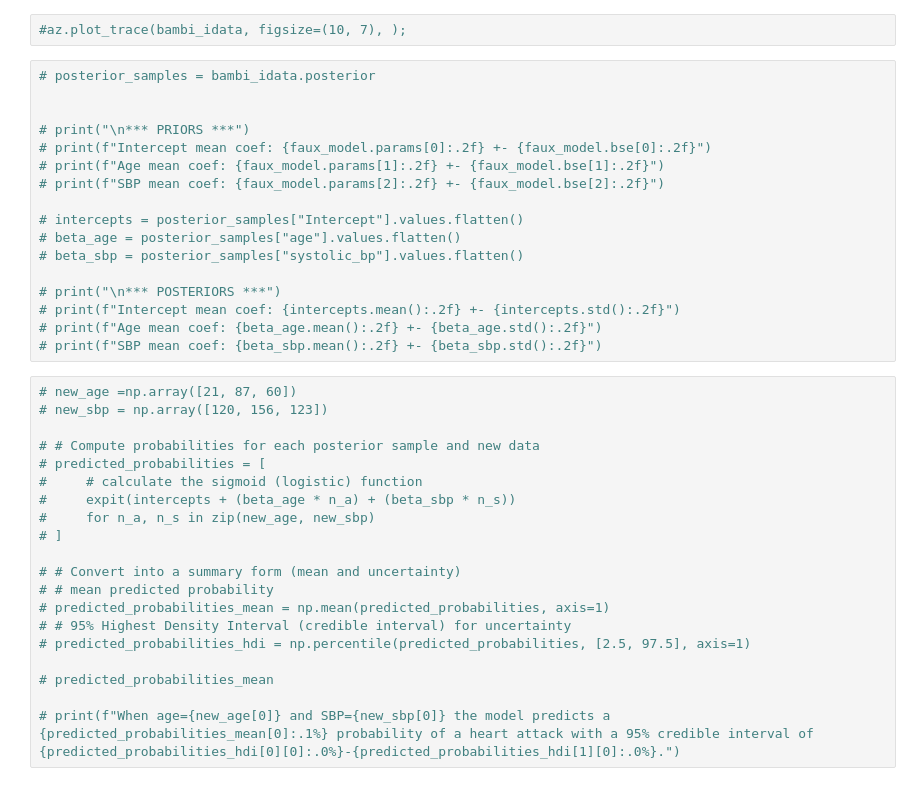
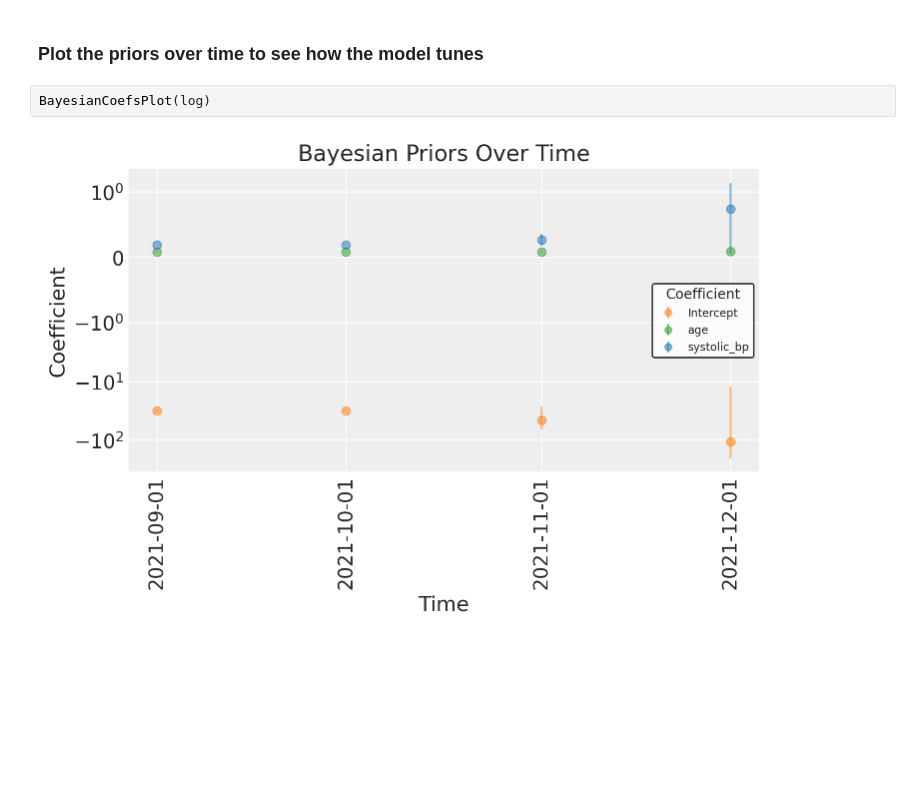
Before and after one commit to sdrelton/PREDICT, a Jupyter notebook: Examples/bayesian_example.ipynb, the cells around one changed output. Cells and saved outputs as stored; diff of their text form; blank space fills up the shorter version.

```diff
--- a/Examples/bayesian_example.ipynb
+++ b/Examples/bayesian_example.ipynb
@@ -222,39 +229,6 @@ ProbOverTimePlot(log, x_axis_min = 18, x_axis_max=100, predictor="age", outcome=
-# %%
-#az.plot_trace(bambi_idata, figsize=(10, 7), );
-# %%
-# posterior_samples = bambi_idata.posterior
-
-
-# print("\n*** PRIORS ***")
-# print(f"Intercept mean coef: {faux_model.params[0]:.2f} +- {faux_model.bse[0]:.2f}")
-# print(f"Age mean coef: {faux_model.params[1]:.2f} +- {faux_model.bse[1]:.2f}")
-# print(f"SBP mean coef: {faux_model.params[2]:.2f} +- {faux_model.bse[2]:.2f}")
-
-# intercepts = posterior_samples["Intercept"].values.flatten()
-# beta_age = posterior_samples["age"].values.flatten()
-# beta_sbp = posterior_samples["systolic_bp"].values.flatten()
-
-# print("\n*** POSTERIORS ***")
-# print(f"Intercept mean coef: {intercepts.mean():.2f} +- {intercepts.std():.2f}")
-# print(f"Age mean coef: {beta_age.mean():.2f} +- {beta_age.std():.2f}")
-# print(f"SBP mean coef: {beta_sbp.mean():.2f} +- {beta_sbp.std():.2f}")
-# %%
-# new_age =np.array([21, 87, 60])
-# new_sbp = np.array([120, 156, 123])
-
-# # Compute probabilities for each posterior sample and new data
-# predicted_probabilities = [
-#     # calculate the sigmoid (logistic) function
-#     expit(intercepts + (beta_age * n_a) + (beta_sbp * n_s))
-#     for n_a, n_s in zip(new_age, new_sbp)
-# ]
-
-# # Convert into a summary form (mean and uncertainty)
-# # mean predicted probability
-# predicted_probabilities_mean = np.mean(predicted_probabilities, axis=1)
-# # 95% Highest Density Interval (credible interval) for uncertainty
-# predicted_probabilities_hdi = np.percentile(predicted_probabilities, [2.5, 97.5], axis=1)
-
-# predicted_probabilities_mean
-
-# print(f"When age={new_age[0]} and SBP={new_sbp[0]} the model predicts a {predicted_probabilities_mean[0]:.1%} probability of a heart attack with a 95% credible interval of {predicted_probabilities_hdi[0][0]:.0%}-{predicted_probabilities_hdi[1][0]:.0%}.")
+# %% [markdown]
+### Plot the priors over time to see how the model tunes
+# %%
+BayesianCoefsPlot(log)
+# %% [output]
+[figure, added]
```
Also changed, not shown: parts of 14 cells of this notebook, 1 other file.
